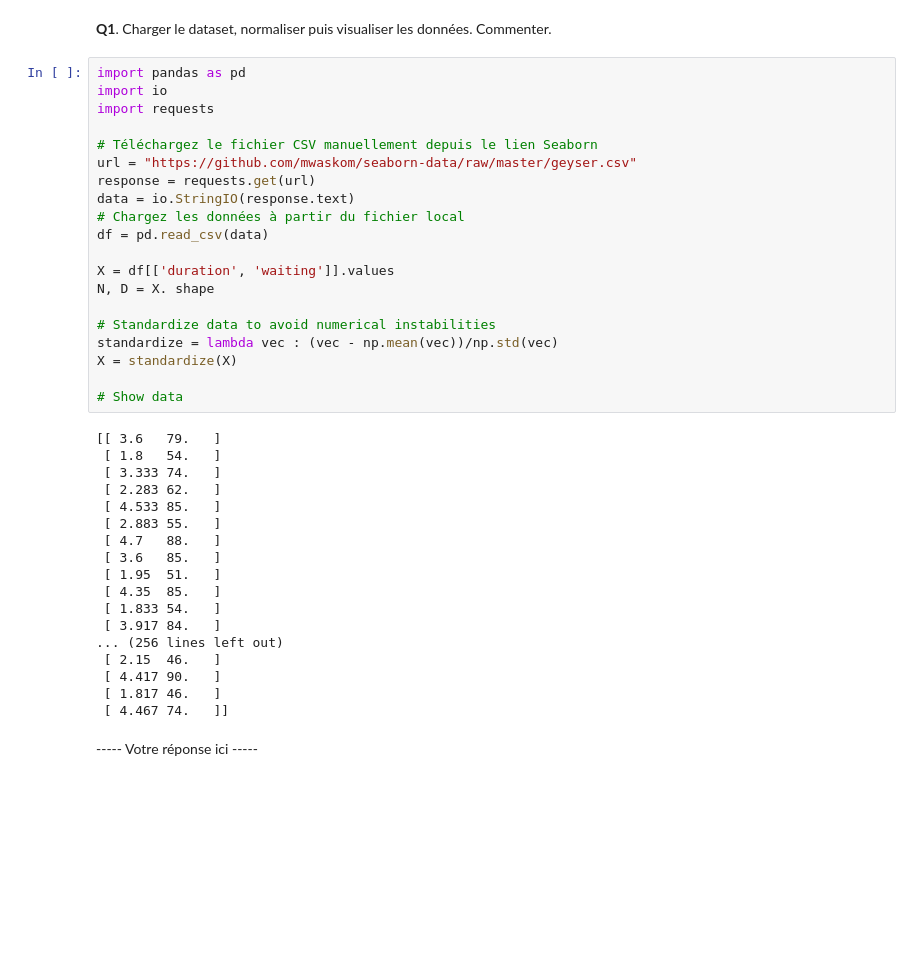
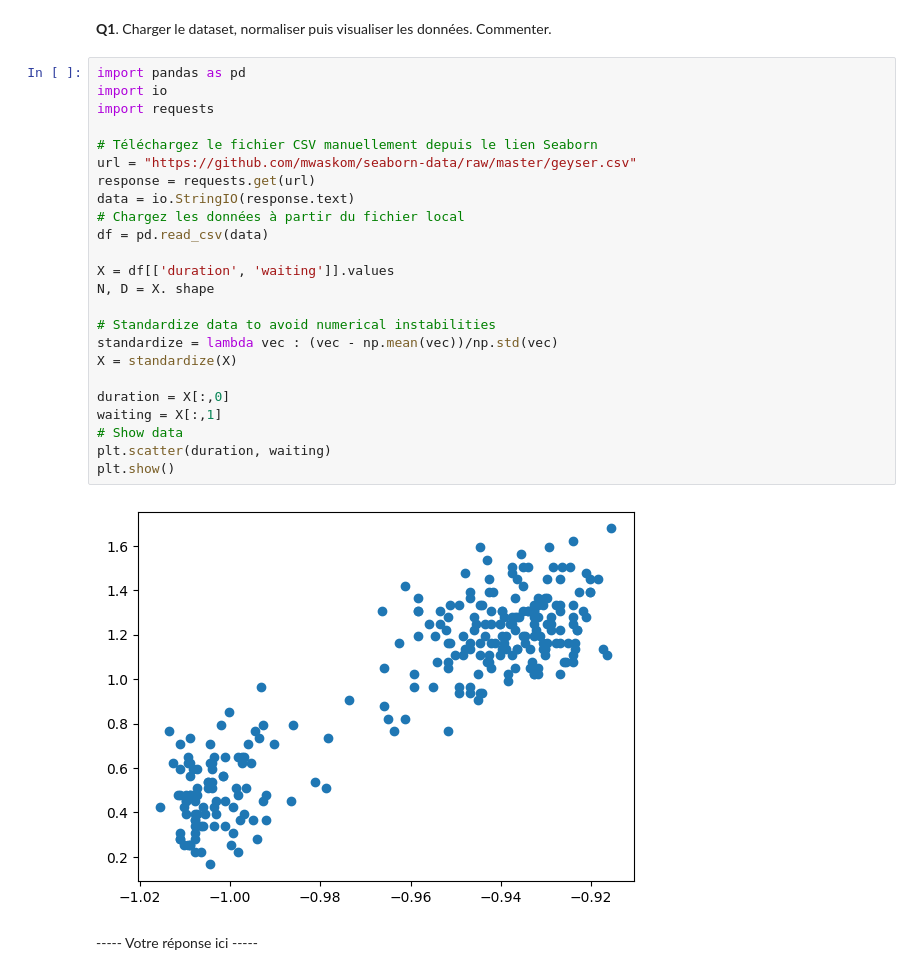
Before and after one commit to Ben1306/introduction_stats_sdia, a Jupyter notebook: tp1_stats.ipynb, the cells around one changed output. Cells and saved outputs as stored; diff of their text form; blank space fills up the shorter version.

```diff
--- a/tp1_stats.ipynb
+++ b/tp1_stats.ipynb
@@ -25,41 +25,29 @@ from matplotlib import pyplot as plt
 # %%
 import pandas as pd
 import io
 import requests
 
 # Téléchargez le fichier CSV manuellement depuis le lien Seaborn
 url = "https://github.com/mwaskom/seaborn-data/raw/master/geyser.csv"
 response = requests.get(url)
 data = io.StringIO(response.text)
 # Chargez les données à partir du fichier local
 df = pd.read_csv(data)
 
 X = df[['duration', 'waiting']].values
 N, D = X. shape
 
 # Standardize data to avoid numerical instabilities
 standardize = lambda vec : (vec - np.mean(vec))/np.std(vec)
 X = standardize(X)
 
+duration = X[:,0]
+waiting = X[:,1]
 # Show data
+plt.scatter(duration, waiting)
+plt.show()
 # %% [output]
-[[ 3.6   79.   ]
- [ 1.8   54.   ]
- [ 3.333 74.   ]
- [ 2.283 62.   ]
- [ 4.533 85.   ]
- [ 2.883 55.   ]
- [ 4.7   88.   ]
- [ 3.6   85.   ]
- [ 1.95  51.   ]
- [ 4.35  85.   ]
- [ 1.833 54.   ]
- [ 3.917 84.   ]
-... (256 lines left out)
- [ 2.15  46.   ]
- [ 4.417 90.   ]
- [ 1.817 46.   ]
- [ 4.467 74.   ]]
+[figure, added]
 # %% [markdown]
 
 ----- Votre réponse ici -----
```
Also changed, not shown: parts of 1 cell of this notebook.
